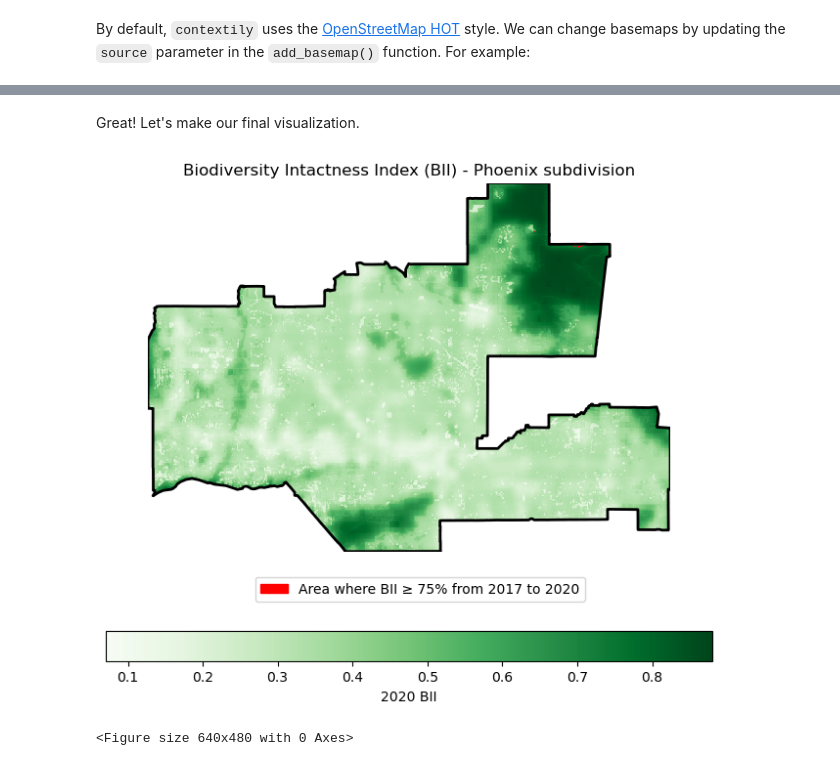
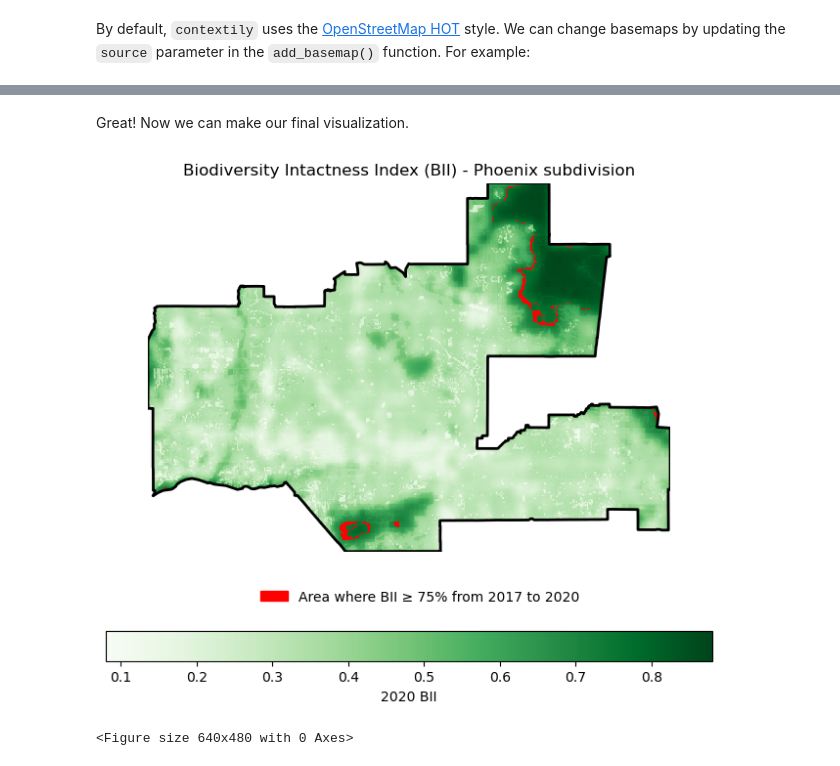
Before and after one commit to annaramji/biodiv-index-phoenix, a Jupyter notebook: biodiversity_index_phoenix.ipynb, the cells around one changed output, grey strips where cells are left out. Cells and saved outputs as stored; diff of their text form; code cells hidden in the pictures.

```diff
--- a/biodiversity_index_phoenix.ipynb
+++ b/biodiversity_index_phoenix.ipynb
@@ -58,14 +73,16 @@ catalog = pystac_client.Client.open(
     modifier=planetary_computer.sign_inplace,
 )
 
-# coords defining bbox around Phoenix
+# coords defining bbox around Phoenix subdivision
 bbox = [-112.826843,
         32.974108,
         -111.184387,
         33.863574]
 
+# specifying our time range
 time_range = "2017/2020"
-# search whole collection
+
+# search through the io-biodiversity collection
 search = catalog.search(
     collections=["io-biodiversity"],
     bbox = bbox,
@@ -77,13 +94,13 @@ print(f'There are {len(items)} items in the search.')
 
 # retrieve items
 item_names = {item.id : item for item in search.items()}
-list(item_names)
+list(item_names) # from this list, we can see that our 1st item is 2020 data, and our 4th item is 2017 data
 
 # select 2017 subset
-px_2017 = items[0]
+px_2017 = items[3]
 
 # select 2020 subset
-px_2020 = items[3]
+px_2020 = items[0]
 # %% [output]
 There are 4 items in the search.
 # %% [markdown]
@@ -355,5 +320,5 @@ phx_bii_loss.plot(cmap = cmap, add_colorbar = False)
 # %% [markdown]
-Great! Let's make our final visualization.
+Great! Now we can make our final visualization.
 # %%
 # BII loss visualization
 
@@ -375,35 +340,36 @@ phoenix_clipped_2020.plot(ax = ax,  # share axes
 
 phx_bii_loss.plot(ax = ax, # share axes
                   cmap = cmap, # our predefined colormap object
                   add_colorbar = False # we're going to make a custom legend, so we don't want the default one
                   )
 
 phx_bii_loss_patch = mpatches.Patch(color = "red",
                                    label = "Area where BII ≥ 75% from 2017 to 2020")
 
 
 # ======= Phoenix polygon outline layer ====== #
 phoenix.plot(ax = ax, # share axes (on the same plot as everything else)
-             color = "none", # transparent fill
+             color = "none", # transparent fill, we just want the outline
              edgecolor = "black",
              linewidth = 2
             )
 
 
 # ======= Customizing our map ======== #
 
 # update legend, add in BII loss patch
 ax.legend(handles = [phx_bii_loss_patch],
-          bbox_to_anchor = (0.85, -0.05))
+          frameon = False,
+          bbox_to_anchor = (0.85, -0.07))
 
 # update title
 ax.set_title("Biodiversity Intactness Index (BII) - Phoenix subdivision")
 
 # view plot
 plt.show()
 
 # Save figure as image to figures folder
-plt.savefig('figures/bii_phoenix_final.png', bbox_inches = 'tight', dpi = 100)
+plt.savefig("figures/bii_phoenix_final.png", bbox_inches = "tight", dpi = 100)
 # %% [output]
-[figure, old version]
+[figure, new version]
 <Figure size 640x480 with 0 Axes>
```
Also changed, not shown: parts of 41 cells of this notebook.
